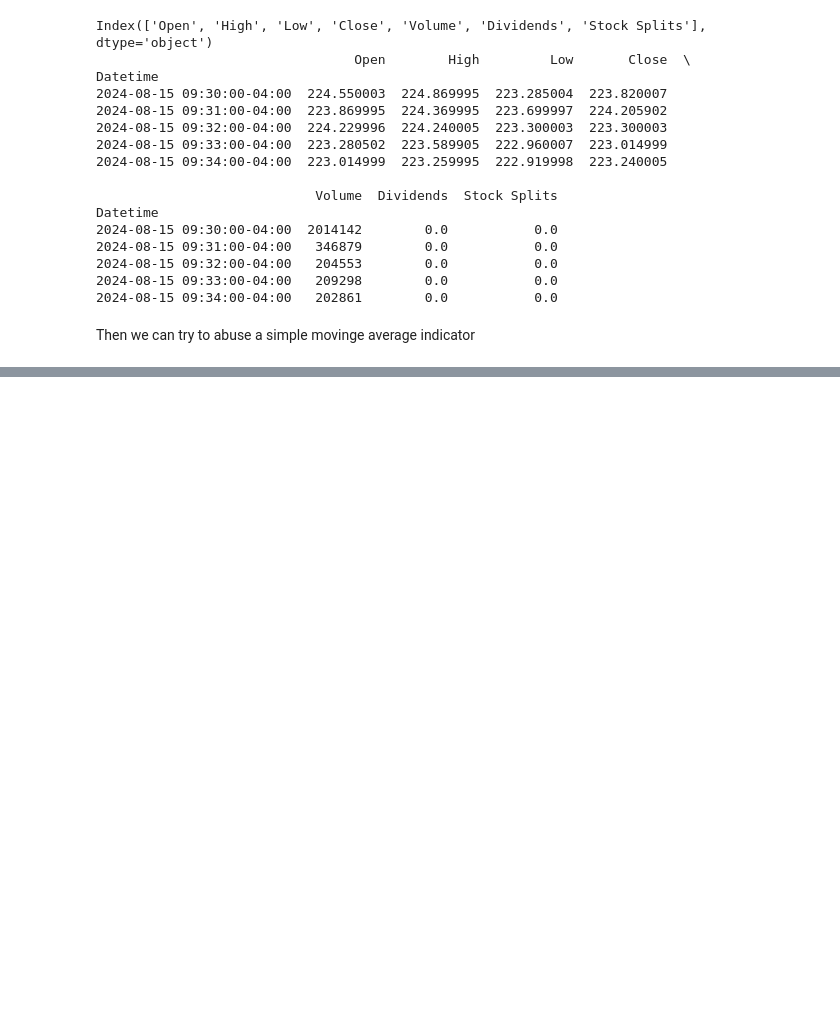
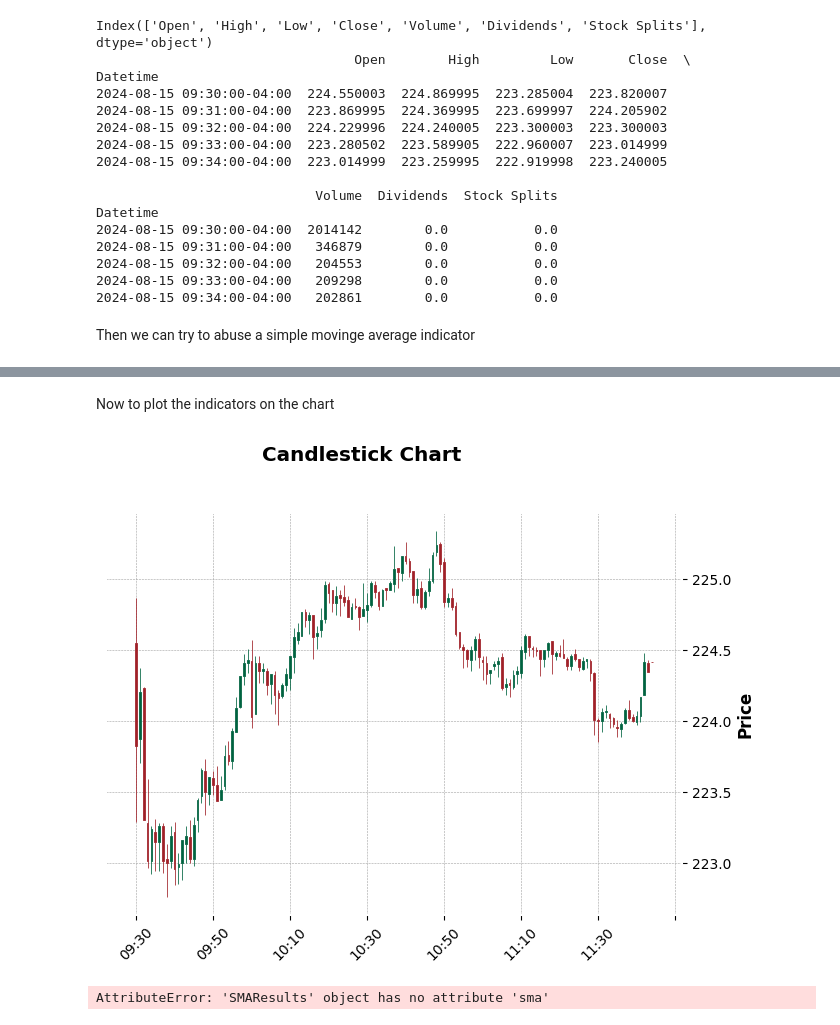
Before and after one commit to Miltiadis-Kon/gotti-backend, a Jupyter notebook: init.ipynb, the cells around one changed output, grey strips where cells are left out. Cells and saved outputs as stored; diff of their text form; code cells hidden in the pictures; blank space fills up the shorter version.

```diff
--- a/init.ipynb
+++ b/init.ipynb
@@ -166,0 +168,7 @@ SMA on 18:41:00 was $224.1547
+# %% [markdown]
+Now to plot the indicators on the chart
+# %%
+mpf.plot(data, type='candle', style='charles', title='Candlestick Chart', ylabel='Price')
+# %% [output]
+[figure, added]
+AttributeError: 'SMAResults' object has no attribute 'sma'
```
Also changed, not shown: parts of 5 cells of this notebook.
